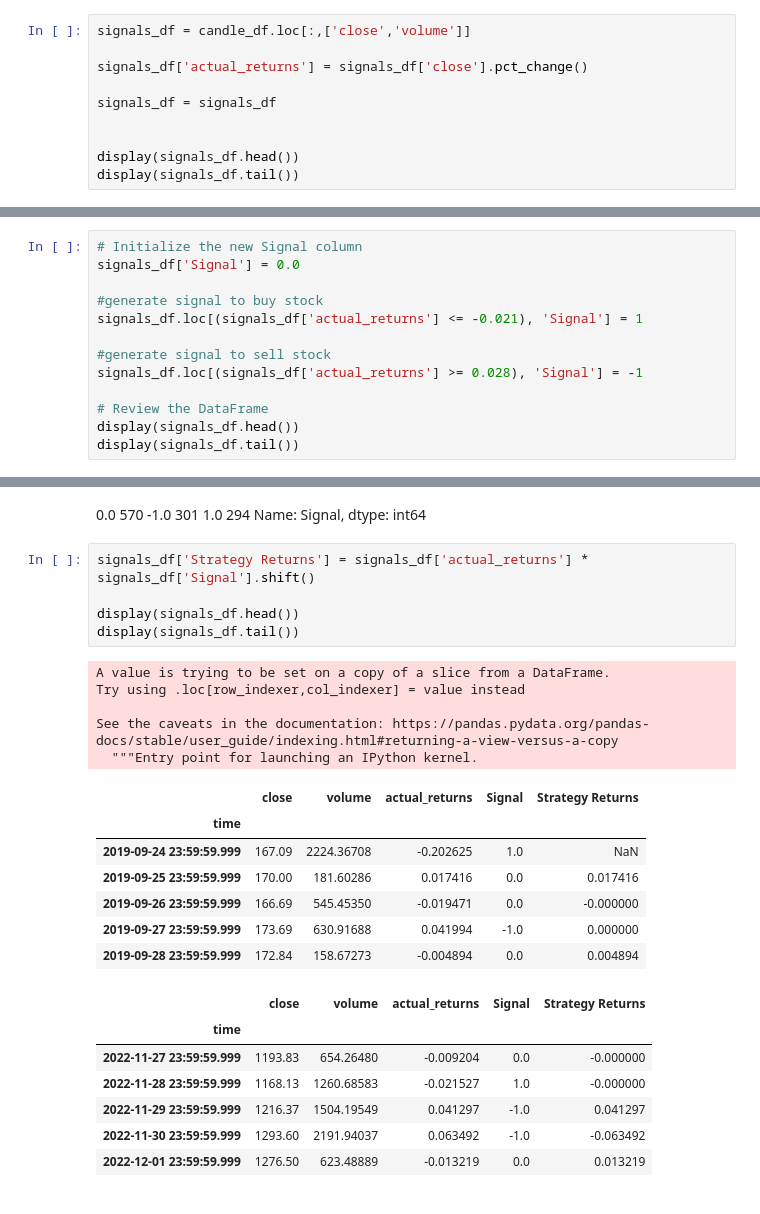
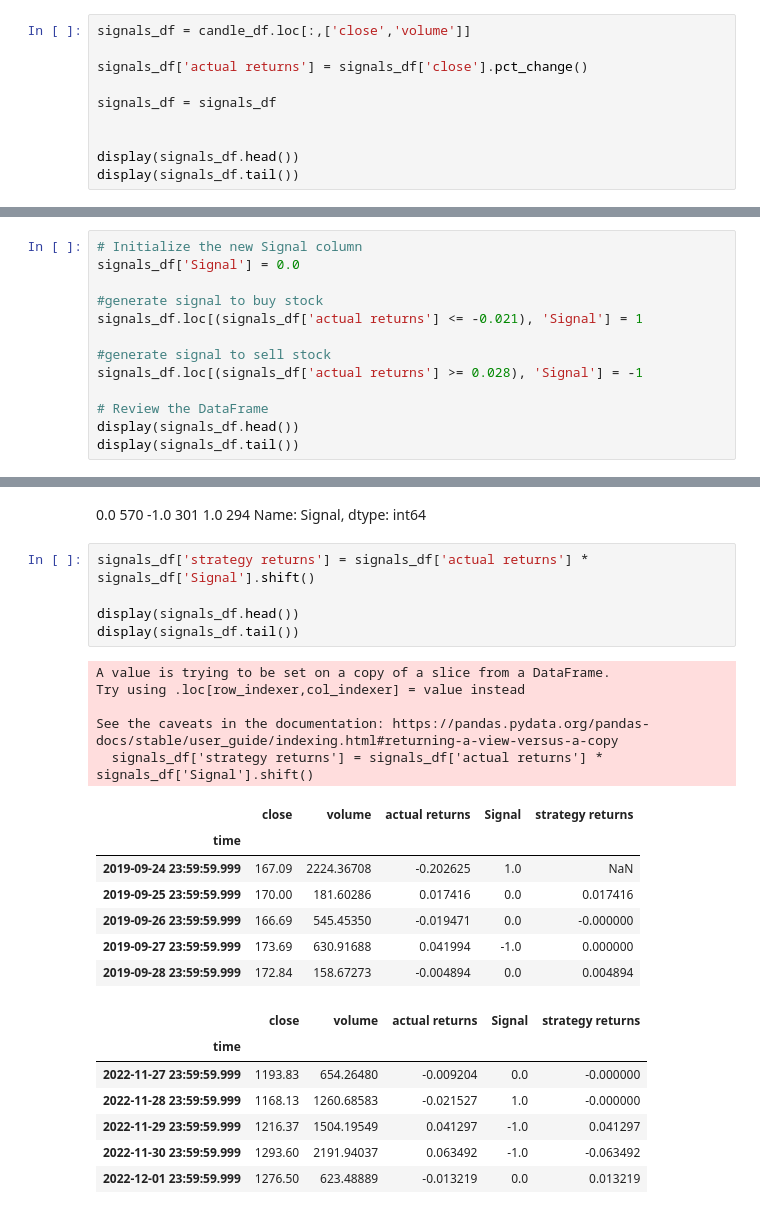
Before and after one commit to jdonnelly0804/project-2, a Jupyter notebook: Resources/Alpha.ipynb, the cells around one changed output, grey strips where cells are left out. Cells and saved outputs as stored; diff of their text form.

```diff
--- a/Resources/Alpha.ipynb
+++ b/Resources/Alpha.ipynb
@@ -29,7 +30,7 @@ display(candle_df.tail())
 # %%
 signals_df = candle_df.loc[:,['close','volume']]
 
-signals_df['actual_returns'] = signals_df['close'].pct_change()
+signals_df['actual returns'] = signals_df['close'].pct_change()
 
 signals_df = signals_df
 
@@ -187,10 +151,10 @@ sell_signals
 signals_df['Signal'] = 0.0
 
 #generate signal to buy stock
-signals_df.loc[(signals_df['actual_returns'] <= -0.021), 'Signal'] = 1
+signals_df.loc[(signals_df['actual returns'] <= -0.021), 'Signal'] = 1
 
 #generate signal to sell stock
-signals_df.loc[(signals_df['actual_returns'] >= 0.028), 'Signal'] = -1
+signals_df.loc[(signals_df['actual returns'] >= 0.028), 'Signal'] = -1
 
 # Review the DataFrame
 display(signals_df.head())
@@ -233,24 +192,24 @@ Name: Signal, dtype: int64
  1.0    294
 Name: Signal, dtype: int64
 # %%
-signals_df['Strategy Returns'] = signals_df['actual_returns'] * signals_df['Signal'].shift()
+signals_df['strategy returns'] = signals_df['actual returns'] * signals_df['Signal'].shift()
 
 display(signals_df.head())
 display(signals_df.tail())
 # %% [output]
 A value is trying to be set on a copy of a slice from a DataFrame.
 Try using .loc[row_indexer,col_indexer] = value instead
 
 See the caveats in the documentation: https://pandas.pydata.org/pandas-docs/stable/user_guide/indexing.html#returning-a-view-versus-a-copy
-  """Entry point for launching an IPython kernel.
+  signals_df['strategy returns'] = signals_df['actual returns'] * signals_df['Signal'].shift()
-|  | close | volume | actual_returns | Signal | Strategy Returns |
+|  | close | volume | actual returns | Signal | strategy returns |
 | time |  |  |  |  |  |
 | 2019-09-24 23:59:59.999 | 167.09 | 2224.36708 | -0.202625 | 1.0 | NaN |
 | 2019-09-25 23:59:59.999 | 170.00 | 181.60286 | 0.017416 | 0.0 | 0.017416 |
 | 2019-09-26 23:59:59.999 | 166.69 | 545.45350 | -0.019471 | 0.0 | -0.000000 |
 | 2019-09-27 23:59:59.999 | 173.69 | 630.91688 | 0.041994 | -1.0 | 0.000000 |
 | 2019-09-28 23:59:59.999 | 172.84 | 158.67273 | -0.004894 | 0.0 | 0.004894 |
-|  | close | volume | actual_returns | Signal | Strategy Returns |
+|  | close | volume | actual returns | Signal | strategy returns |
 | time |  |  |  |  |  |
 | 2022-11-27 23:59:59.999 | 1193.83 | 654.26480 | -0.009204 | 0.0 | -0.000000 |
 | 2022-11-28 23:59:59.999 | 1168.13 | 1260.68583 | -0.021527 | 1.0 | -0.000000 |
```
Also changed, not shown: parts of 48 cells of this notebook.
